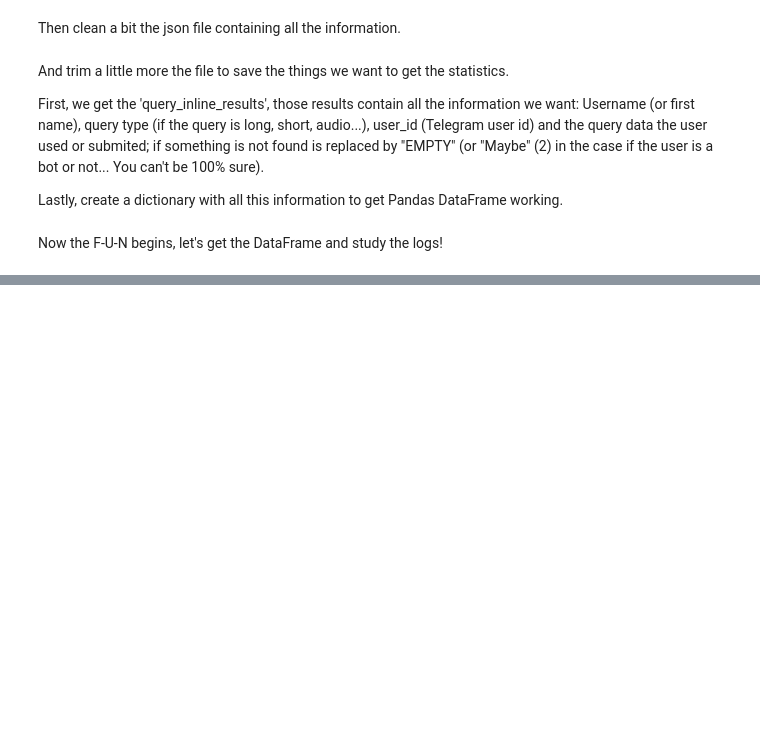
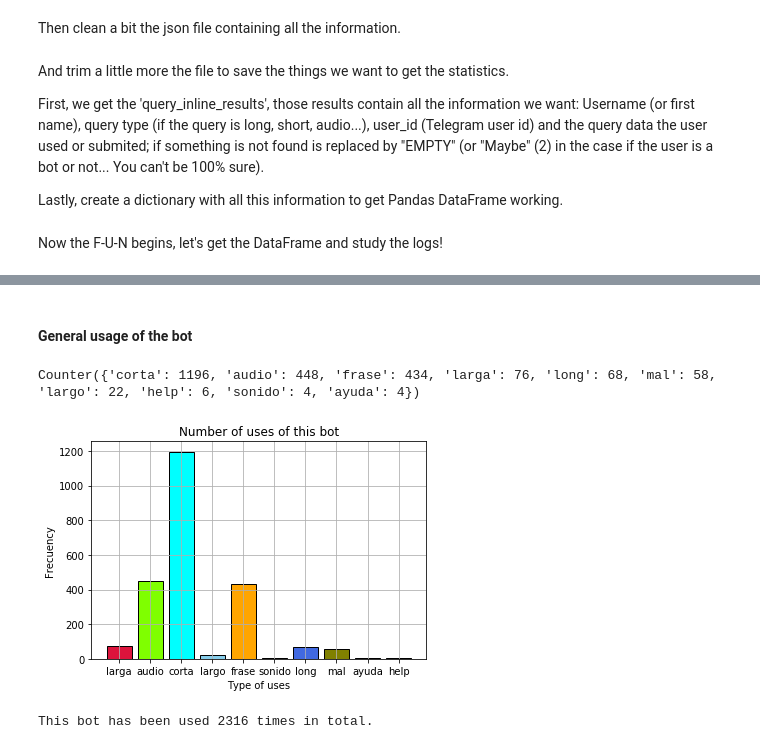
Before and after one commit to agvergara/Exploratory_Data_Analysis_Bot, a Jupyter notebook: cunhaobot_stats.ipynb, the cells around one changed output, grey strips where cells are left out. Saved outputs shown, nothing was run; the diff lists cells and outputs as text; code cells hidden in the pictures; blank space fills up the shorter version.

```diff
--- a/cunhaobot_stats.ipynb
+++ b/cunhaobot_stats.ipynb
@@ -106,0 +207,10 @@ plt.show()
+# %% [markdown]
+#### General usage of the bot
+# %%
+data_use = pd.DataFrame.from_dict(extract_query_type(dataframe_logs)).transpose()
+print_bars_graph(data_use["query_type"], colors, "Type of uses", "Frecuency", "Number of uses of this bot")
+print("This bot has been used {} times in total.".format(len(data_use)))
+# %% [output]
+Counter({'corta': 1196, 'audio': 448, 'frase': 434, 'larga': 76, 'long': 68, 'mal': 58, 'largo': 22, 'help': 6, 'sonido': 4, 'ayuda': 4})
+[figure, added]
+This bot has been used 2316 times in total.
```
Also changed, not shown: parts of 21 cells of this notebook.
